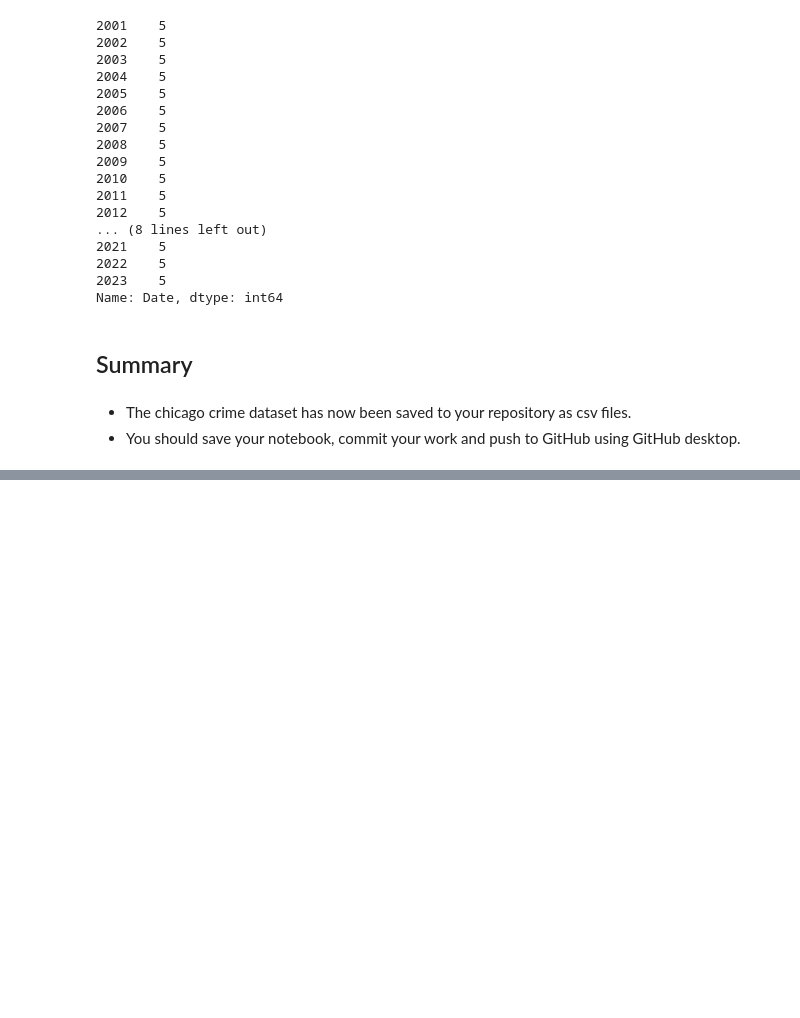
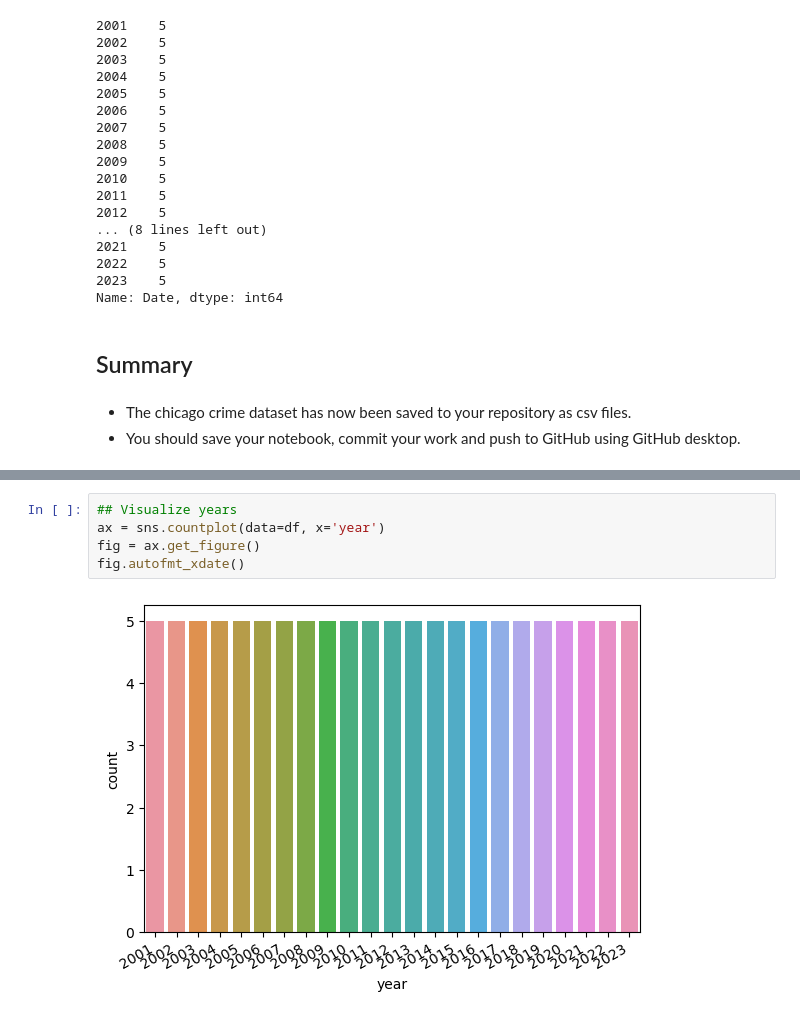
Before and after one commit to Mhoover41/Project-4-Chicago-Crime-Data, a Jupyter notebook: Workflow - Prep Chicago Crime Data.ipynb, the cells around one changed output, grey strips where cells are left out. Drawn from its saved outputs; the diff is of its cells as text; blank space fills up the shorter version.

```diff
--- a/Workflow - Prep Chicago Crime Data.ipynb
+++ b/Workflow - Prep Chicago Crime Data.ipynb
@@ -531,0 +532,7 @@ ax.invert_yaxis()
+# %%
+## Visualize years
+ax = sns.countplot(data=df, x='year')
+fig = ax.get_figure()
+fig.autofmt_xdate()
+# %% [output]
+[figure, added]
```
Also changed, not shown: parts of 37 cells of this notebook.
